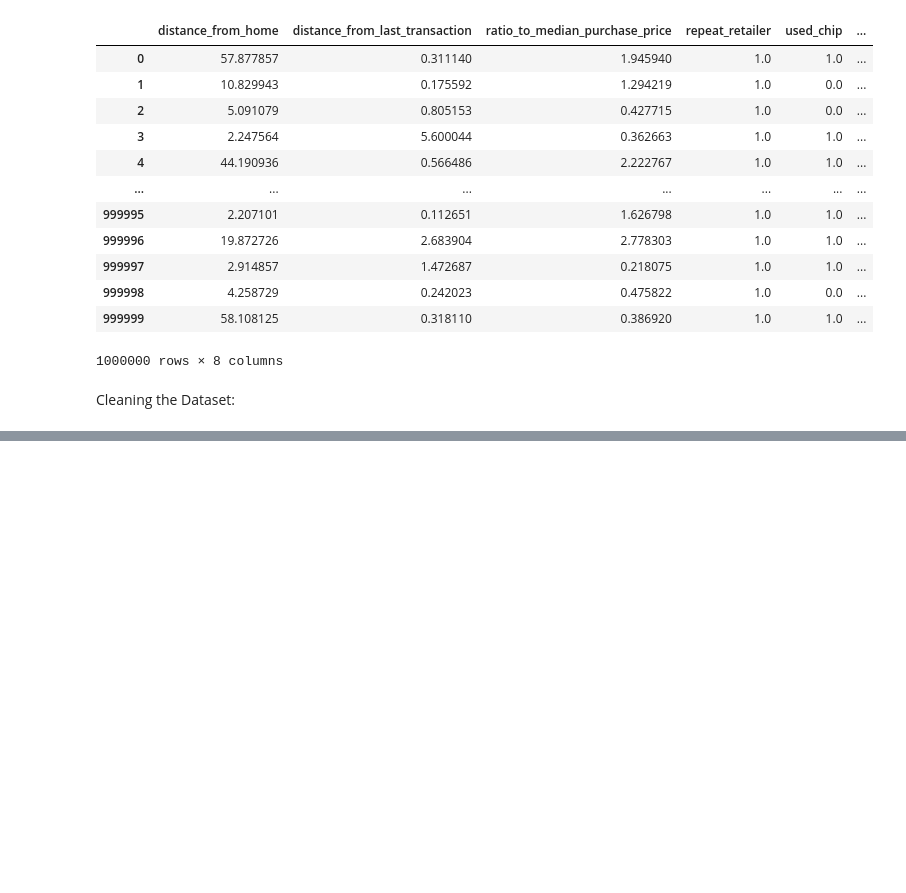
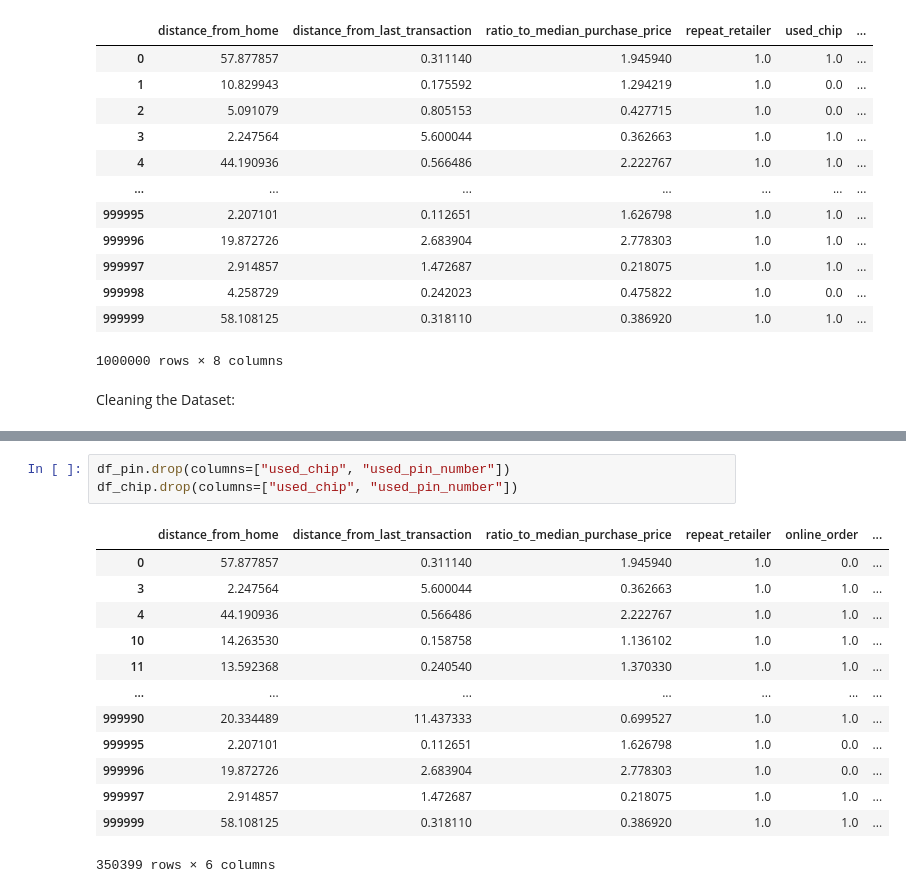
Before and after one commit to Yomi123-tech/NeuedaGroup44, a Jupyter notebook: FraudPredictionAnalysis.ipynb, the cells around one changed output, grey strips where cells are left out. Cells and saved outputs as stored; diff of their text form; blank space fills up the shorter version.

```diff
--- a/FraudPredictionAnalysis.ipynb
+++ b/FraudPredictionAnalysis.ipynb
@@ -25,0 +73,17 @@ df[df.isna().any(axis=1)]
+# %%
+df_pin.drop(columns=["used_chip", "used_pin_number"])
+df_chip.drop(columns=["used_chip", "used_pin_number"])
+# %% [output]
+|  | distance_from_home | distance_from_last_transaction | ratio_to_median_purchase_price | repeat_retailer | online_order | ... |
+| 0 | 57.877857 | 0.311140 | 1.945940 | 1.0 | 0.0 | ... |
+| 3 | 2.247564 | 5.600044 | 0.362663 | 1.0 | 1.0 | ... |
+| 4 | 44.190936 | 0.566486 | 2.222767 | 1.0 | 1.0 | ... |
+| 10 | 14.263530 | 0.158758 | 1.136102 | 1.0 | 1.0 | ... |
+| 11 | 13.592368 | 0.240540 | 1.370330 | 1.0 | 1.0 | ... |
+| ... | ... | ... | ... | ... | ... | ... |
+| 999990 | 20.334489 | 11.437333 | 0.699527 | 1.0 | 1.0 | ... |
+| 999995 | 2.207101 | 0.112651 | 1.626798 | 1.0 | 0.0 | ... |
+| 999996 | 19.872726 | 2.683904 | 2.778303 | 1.0 | 0.0 | ... |
+| 999997 | 2.914857 | 1.472687 | 0.218075 | 1.0 | 1.0 | ... |
+| 999999 | 58.108125 | 0.318110 | 0.386920 | 1.0 | 1.0 | ... |
+350399 rows × 6 columns
```
Also changed, not shown: parts of 17 cells of this notebook.
